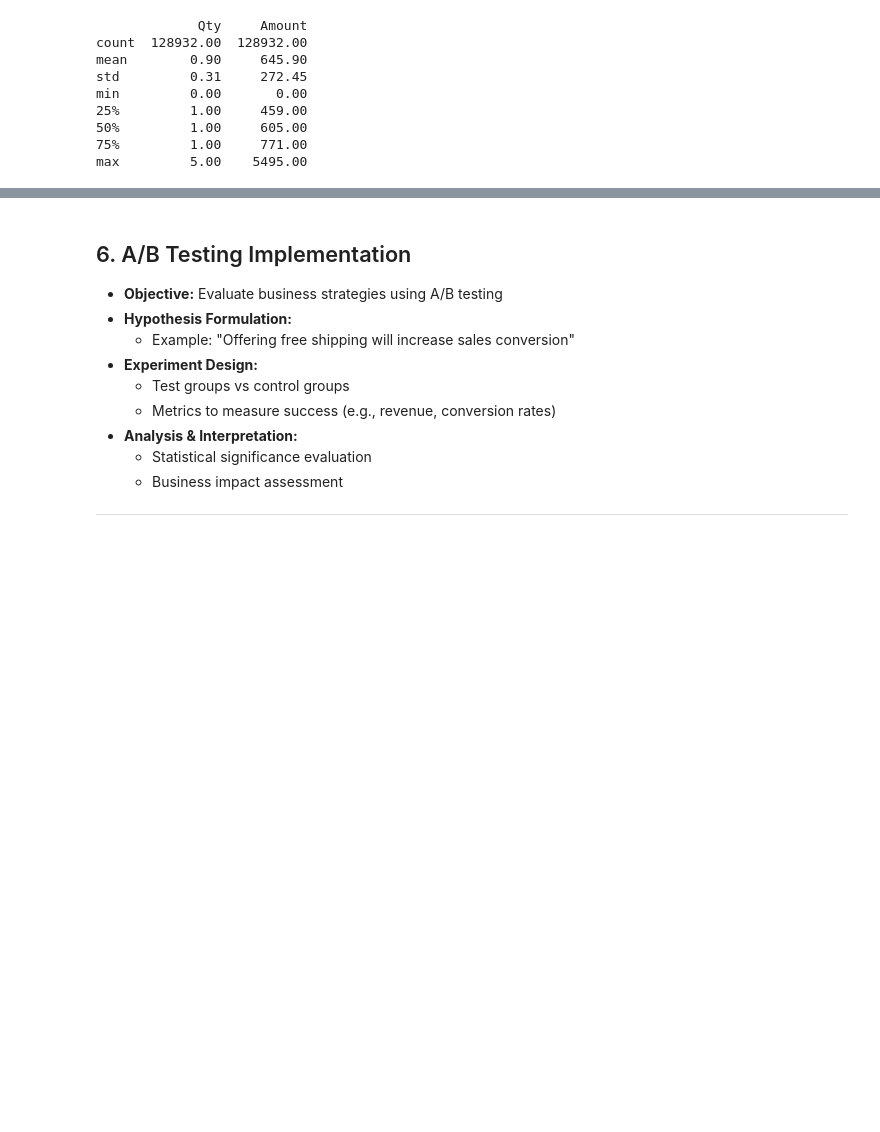
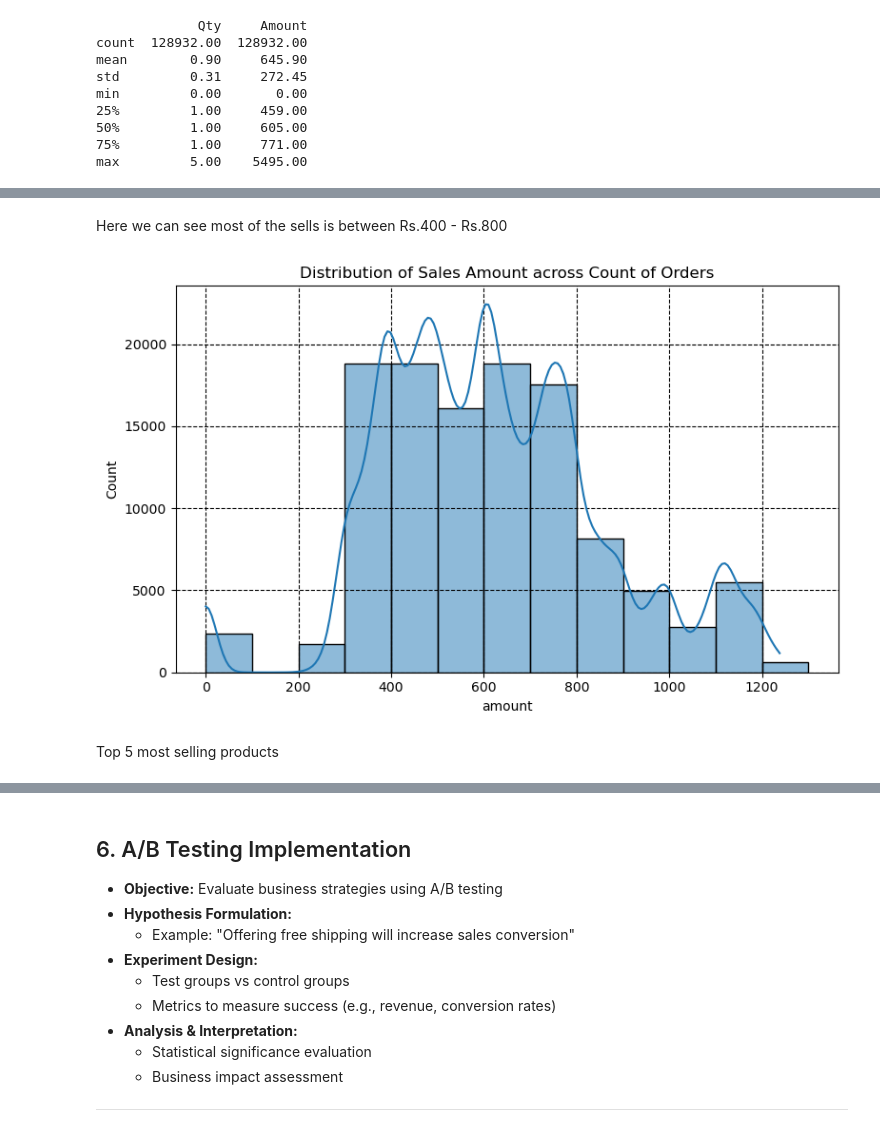
Before and after one commit to subhashisrath/Amazon_Sales_Analysis, a Jupyter notebook: notebooks/Amazon_salesdata_Analysis.ipynb, the cells around one changed output, grey strips where cells are left out. Cells and saved outputs as stored; diff of their text form; code cells hidden in the pictures; blank space fills up the shorter version.

```diff
--- a/notebooks/Amazon_salesdata_Analysis.ipynb
+++ b/notebooks/Amazon_salesdata_Analysis.ipynb
@@ -703,0 +737,17 @@ amazon_df_cleaned.to_csv('F:\Amazon_Sales_Analysis\data\processsed', index=False
+# %%
+completed_orders = amazon_df_analysis[amazon_df_analysis['quantity'] > 0]
+cancelled_orders = amazon_df_analysis[amazon_df_analysis['quantity'] == 0]
+# %% [markdown]
+Here we can see most of the sells is between Rs.400 - Rs.800
+# %%
+#top 5 most selling products
+fig, my_ax = plt.subplots(figsize=(8,5))
+
+sns.histplot(data = completed_orders['amount'], ax=my_ax, binwidth=100, kde=True)
+plt.grid(linestyle='--',color='#000000')
+plt.title("Distribution of Sales Amount across Count of Orders")
+plt.tight_layout()
+# %% [output]
+[figure, added]
+# %% [markdown]
+Top 5 most selling products
```
Also changed, not shown: parts of 53 cells of this notebook, 1 other file.
